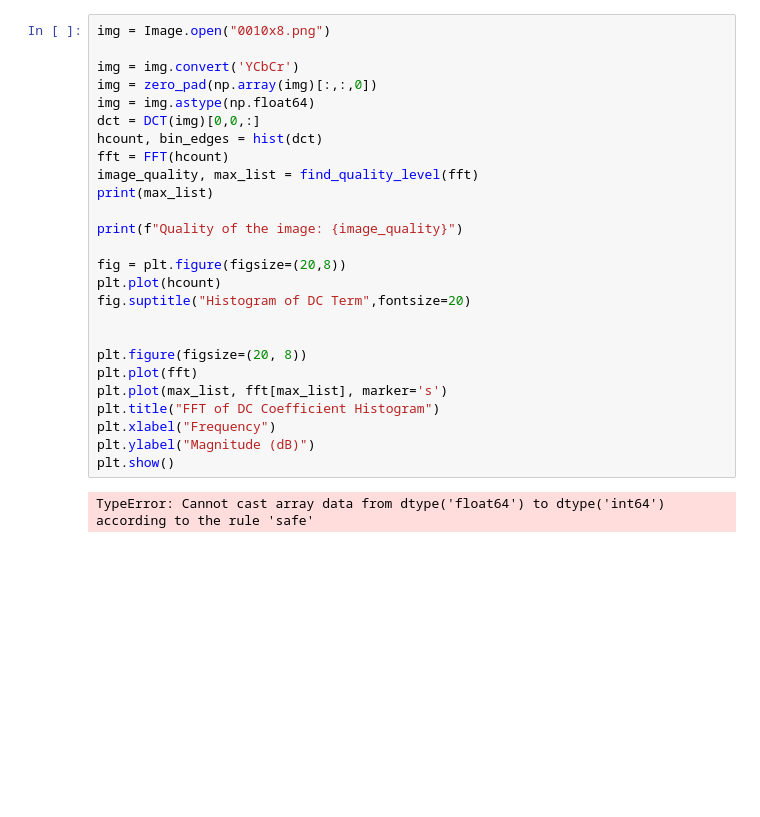
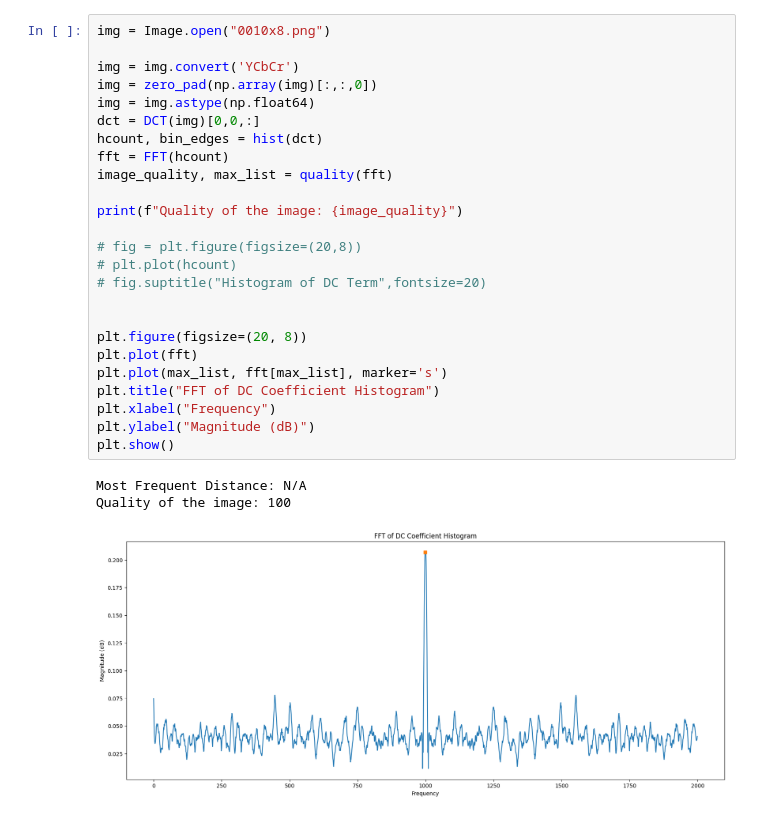
Before and after one commit to Zeffar/JPEG_Detection, a Jupyter notebook: quality_level_detection.ipynb, the cells around one changed output. Drawn from its saved outputs; the diff is of its cells as text; blank space fills up the shorter version.

Commit message:
quality level detection update

```diff
--- a/quality_level_detection.ipynb
+++ b/quality_level_detection.ipynb
@@ -112,28 +69,29 @@ def find_quality_level(x, N=2000):
 # %%
 img = Image.open("0010x8.png")
 
 img = img.convert('YCbCr')
 img = zero_pad(np.array(img)[:,:,0])
 img = img.astype(np.float64)
 dct = DCT(img)[0,0,:]
 hcount, bin_edges = hist(dct)
 fft = FFT(hcount)
-image_quality, max_list = find_quality_level(fft)
-print(max_list)
+image_quality, max_list = quality(fft)
 
 print(f"Quality of the image: {image_quality}")
 
-fig = plt.figure(figsize=(20,8))
-plt.plot(hcount)
-fig.suptitle("Histogram of DC Term",fontsize=20)
+# fig = plt.figure(figsize=(20,8))
+# plt.plot(hcount)
+# fig.suptitle("Histogram of DC Term",fontsize=20)
 
 
 plt.figure(figsize=(20, 8))
 plt.plot(fft)
 plt.plot(max_list, fft[max_list], marker='s')
 plt.title("FFT of DC Coefficient Histogram")
 plt.xlabel("Frequency")
 plt.ylabel("Magnitude (dB)")
 plt.show()
 # %% [output]
-TypeError: Cannot cast array data from dtype('float64') to dtype('int64') according to the rule 'safe'
+Most Frequent Distance: N/A
+Quality of the image: 100
+[figure, added]
```
Also changed, not shown: parts of 2 cells of this notebook.
